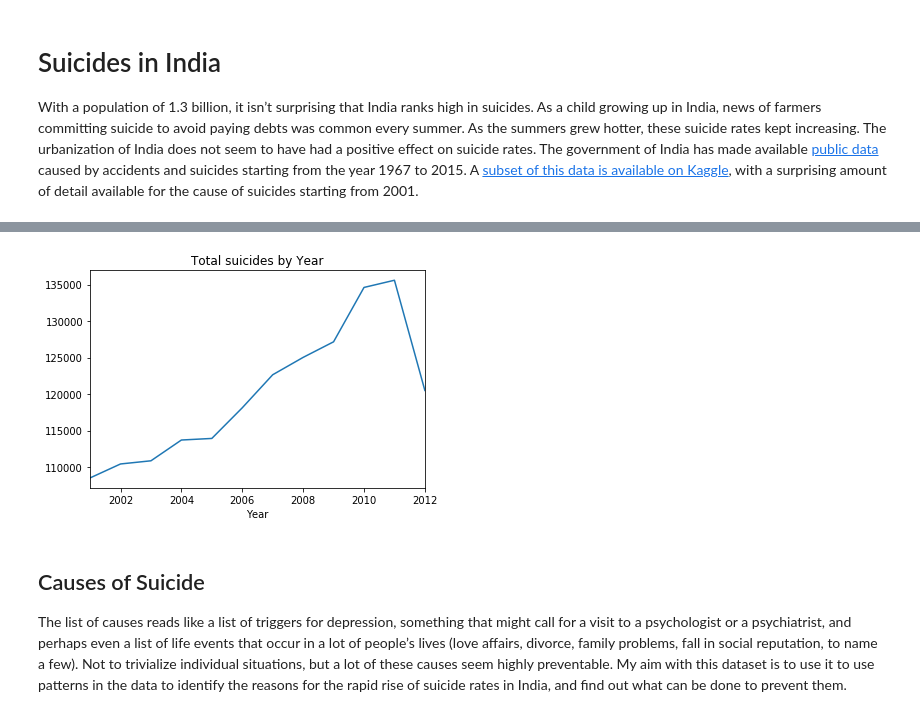
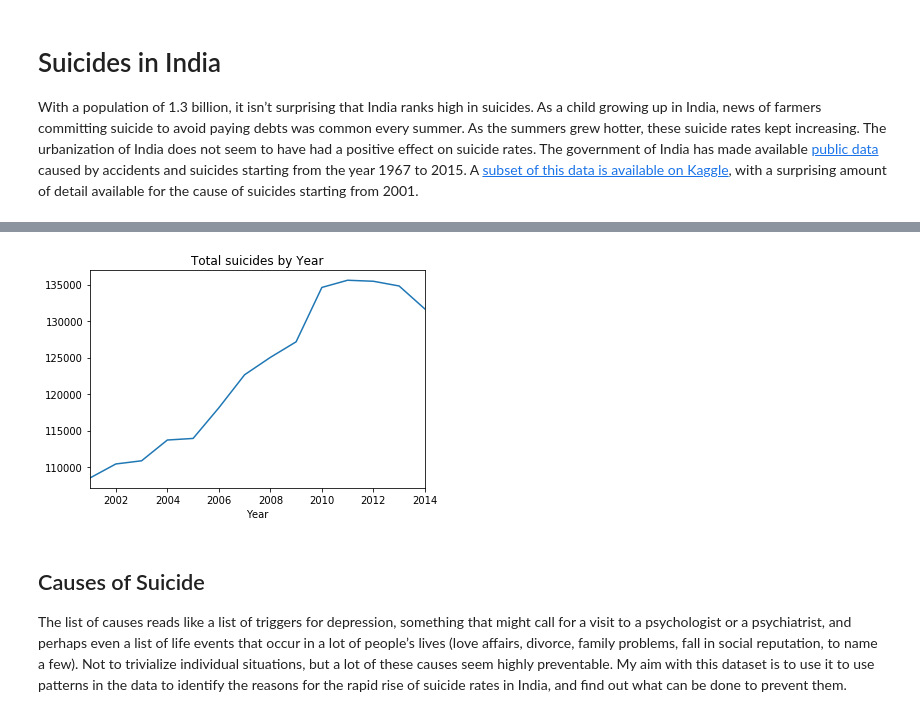
Before and after one commit to anntenna/Suicides-In-India, a Jupyter notebook: Suicides_in_India.ipynb, the cells around one changed output, grey strips where cells are left out. Cells and saved outputs as stored; diff of their text form; code cells hidden in the pictures.

```diff
--- a/Suicides_in_India.ipynb
+++ b/Suicides_in_India.ipynb
@@ -9,7 +9,7 @@ import matplotlib.pyplot as plt
 import seaborn as sns
 %matplotlib inline
 # %%
-data = DataFrame.from_csv('Suicides_in_India_2001-2012.csv', index_col = None)
+data = DataFrame.from_csv('Suicides_in_India-2001-2014_newest.csv', index_col = None)
 data = data[(data.Total>0) & ~(data.State.str.lower().str.contains('total'))]
 # %%
 data.head()
@@ -34,9 +53,9 @@ data_by_social_status = data[data.Type_code == 'Social_Status']
 # %%
-ax = data_by_causes.groupby('Year')['Total'].sum().plot()
+ax = data_by_education_status.groupby('Year')['Total'].sum().plot()
 ax.set_title('Total suicides by Year')
 pass
 # %% [output]
-[figure, old version]
+[figure, new version]
 # %% [markdown]
 ## Causes of Suicide
 The list of causes reads like a list of triggers for depression, something that might call for a visit to a psychologist or a psychiatrist, and perhaps even a list of life events that occur in a lot of people’s lives (love affairs, divorce, family problems, fall in social reputation, to name a few). Not to trivialize individual situations, but a lot of these causes seem highly preventable. My aim with this dataset is to use it to use patterns in the data to identify the reasons for the rapid rise of suicide rates in India, and find out what can be done to prevent them.
```
Also changed, not shown: parts of 32 cells of this notebook, 53 other files.
